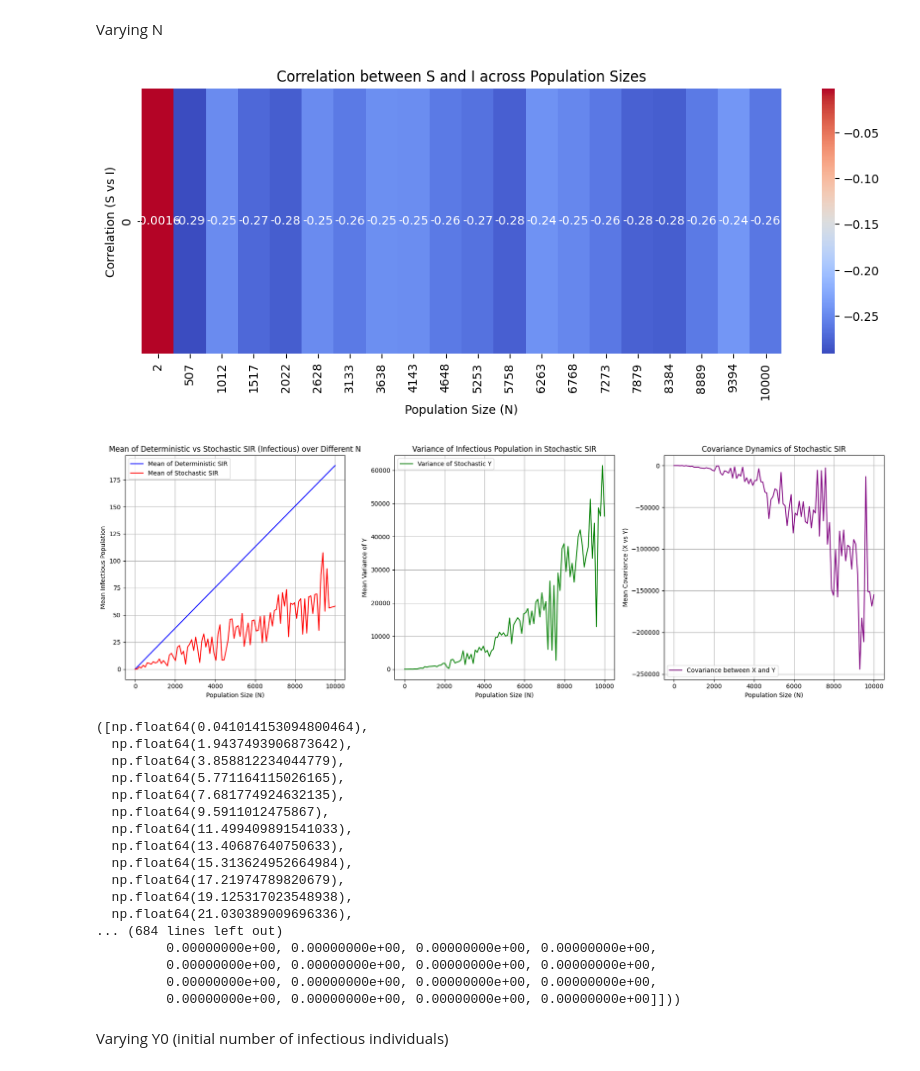
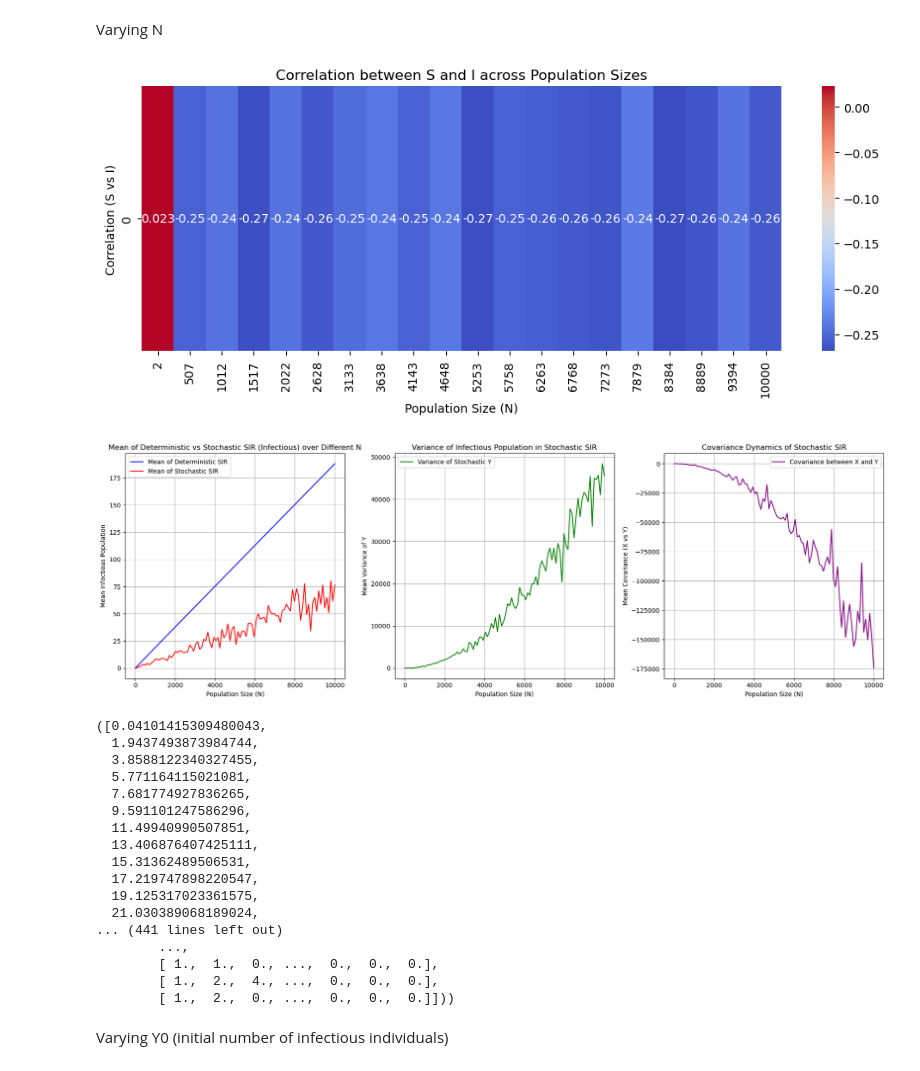
Before and after one commit to zoeazra/CLS-Ass-2, a Jupyter notebook: assignment 2.ipynb, the cells around one changed output. Drawn from its saved outputs; the diff is of its cells as text; code cells hidden in the pictures.

Commit message:
ex 2.1, 2.2 and 2.3
add more plots and understand parameters

```diff
--- a/assignment 2.ipynb
+++ b/assignment 2.ipynb
@@ -367,53 +378,53 @@ def diff_params_N(N_diff, sims, beta, gamma, mu):
     axes[1].plot(N_diff, var_Y, label='Variance of Stochastic Y', color='green')  # Variance over N
     axes[1].set_title("Variance of Infectious Population in Stochastic SIR")
     axes[1].set_xlabel("Population Size (N)")
     axes[1].set_ylabel("Mean Variance of Y")
     axes[1].grid(True)
     axes[1].legend()
 
     # 3. Covariance Dynamics Plot
     axes[2].plot(N_diff, cov_XY, label='Covariance between X and Y', color='purple')  # Covariance over N
     axes[2].set_title("Covariance Dynamics of Stochastic SIR")
     axes[2].set_xlabel("Population Size (N)")
     axes[2].set_ylabel("Mean Covariance (X vs Y)")
     axes[2].grid(True)
     axes[2].legend()
 
 
     # Adjust layout and show the plots
     plt.tight_layout()
     plt.show()
 
     return mean_deter, mean_stoch, var_Y, cov_XY , time_p, all_Ys
 
 # Example usage
 N_diff = np.linspace(2, 10000, 100)  # Different values of population
-sims = 5  # Number of stochastic simulations
+sims = 20  # Number of stochastic simulations
 beta = 1.5
 gamma = 0.5
 mu = 0.01
 
 diff_params_N(N_diff, sims, beta, gamma, mu)
 # %% [output]
-[figure, old version]
+[figure, new version]
-[figure, old version]
+[figure, new version]
-([np.float64(0.041014153094800464),
-  np.float64(1.9437493906873642),
-  np.float64(3.858812234044779),
-  np.float64(5.771164115026165),
-  np.float64(7.681774924632135),
-  np.float64(9.5911012475867),
-  np.float64(11.499409891541033),
-  np.float64(13.40687640750633),
-  np.float64(15.313624952664984),
-  np.float64(17.21974789820679),
-  np.float64(19.125317023548938),
-  np.float64(21.030389009696336),
-... (684 lines left out)
-         0.00000000e+00, 0.00000000e+00, 0.00000000e+00, 0.00000000e+00,
-         0.00000000e+00, 0.00000000e+00, 0.00000000e+00, 0.00000000e+00,
-         0.00000000e+00, 0.00000000e+00, 0.00000000e+00, 0.00000000e+00,
-         0.00000000e+00, 0.00000000e+00, 0.00000000e+00, 0.00000000e+00]]))
+([0.04101415309480043,
+  1.9437493873984744,
+  3.8588122340327455,
+  5.771164115021081,
+  7.681774927836265,
+  9.591101247586296,
+  11.49940990507851,
+  13.406876407425111,
+  15.31362489506531,
+  17.219747898220547,
+  19.125317023361575,
+  21.030389068189024,
+... (441 lines left out)
+        ...,
+        [ 1.,  1.,  0., ...,  0.,  0.,  0.],
+        [ 1.,  2.,  4., ...,  0.,  0.,  0.],
+        [ 1.,  2.,  0., ...,  0.,  0.,  0.]]))
 # %% [markdown]
 Varying Y0 (initial number of infectious individuals)
 # %%
```
Also changed, not shown: parts of 13 cells of this notebook.
